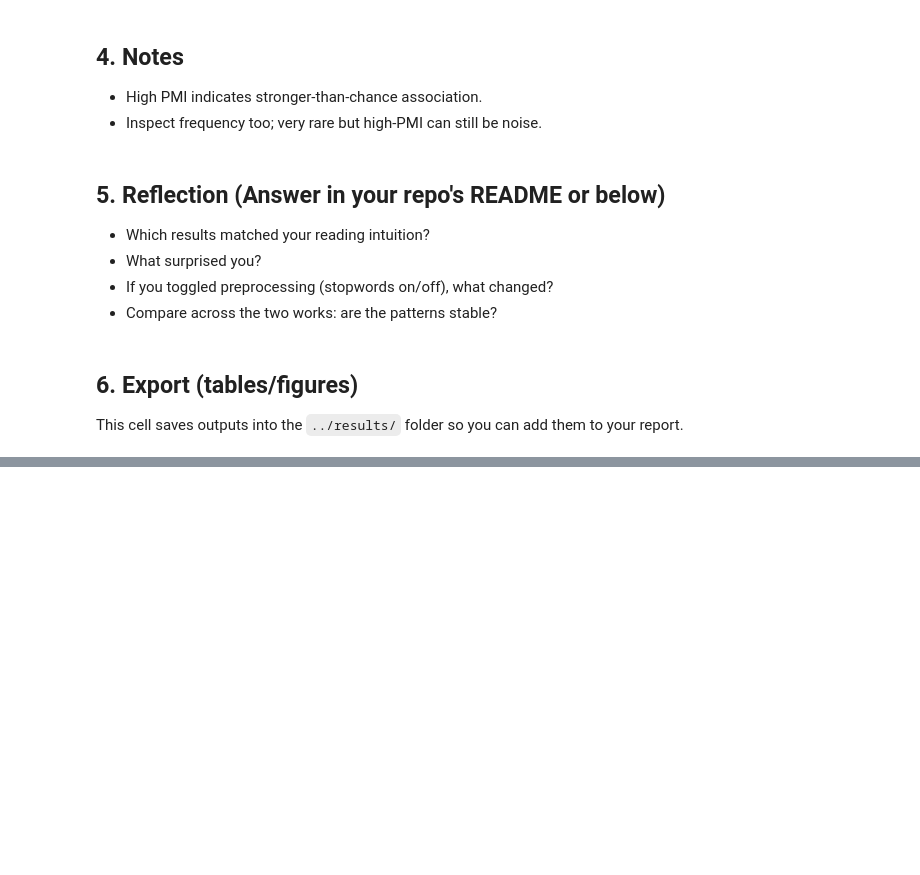
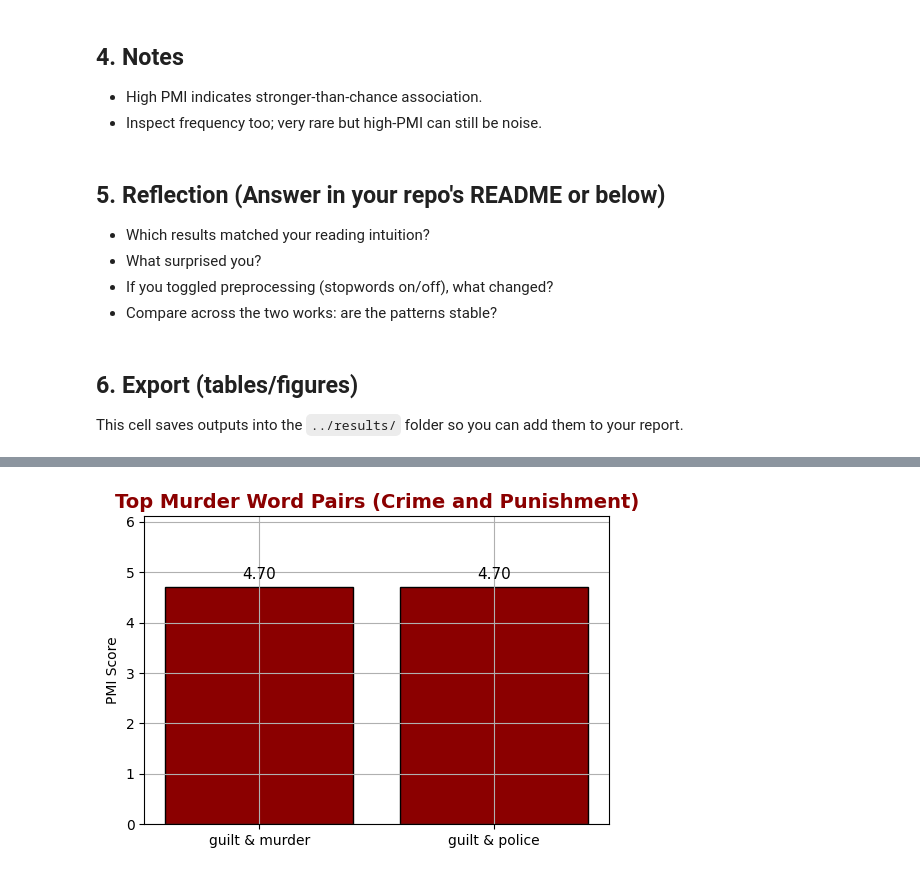
Before and after one commit to NLP-M-A-D/applied-NLP-week2, a Jupyter notebook: notebooks/2_AppliedNLP_Session2_PMI.ipynb, the cells around one changed output, grey strips where cells are left out. Cells and saved outputs as stored; diff of their text form; code cells hidden in the pictures; blank space fills up the shorter version.

```diff
--- a/notebooks/2_AppliedNLP_Session2_PMI.ipynb
+++ b/notebooks/2_AppliedNLP_Session2_PMI.ipynb
@@ -301,0 +450,92 @@ except NameError:
+# %%
+import math
+import matplotlib.pyplot as plt
+from collections import Counter
+
+# --- Murder-related vocabulary ---
+murder_terms = [
+    # Core murder terms
+    "murder", "kill", "killed", "killing", "slay", "slain", "homicide", "manslaughter",
+    "crime", "criminal", "culprit", "felony", "assassin", "assassination",
+
+    # Violence & weapon-related
+    "blood", "bloody", "knife", "dagger", "gun", "revolver", "weapon", "pistol", "axe", "blade",
+    "wound", "corpse", "body", "dead", "death", "die", "execution", "hang", "strangle", "poison",
+
+    # Investigation & justice
+    "victim", "detective", "investigation", "suspect", "trial", "judge", "jury",
+    "sentence", "punishment", "justice", "arrest", "police", "confession", "guilty", "guilt",
+    "innocent", "executioner", "warrant", "prison", "cell", "interrogation",
+
+    # Emotional & psychological
+    "revenge", "anger", "hatred", "madness", "fear", "remorse", "regret", "sin", "forgive",
+    "evil", "suffering", "torment", "pain", "nightmare", "insanity", "betrayal", "rage",
+
+    # Scene & setting
+    "bloodstain", "crime", "scene", "shadow", "darkness", "scream", "shout", "whisper", "footsteps",
+    "grave", "tomb", "cemetery", "funeral"
+]
+murder_set = set(murder_terms)
+
+# --- PMI calculation function ---
+def compute_pmi(tokens, window_size=5):
+    tokens = [t.lower() for t in tokens]
+    total_tokens = len(tokens)
+    word_count = Counter(tokens)
+    pair_count = Counter()
+
+    # Count pair co-occurrences within window
+    for i, word in enumerate(tokens):
+        if word in murder_set:
+            window = tokens[i+1:i+window_size]
+            for w2 in window:
+                if w2 in murder_set and w2 != word:
+                    pair = tuple(sorted((word, w2)))
+                    pair_count[pair] += 1
+
+    # Compute PMI values
+    pmi_values = {}
+    for (w1, w2), cooccur in pair_count.items():
+        p_w1 = word_count[w1] / total_tokens
+        p_w2 = word_count[w2] / total_tokens
+        p_w1_w2 = cooccur / total_tokens
+        if p_w1_w2 > 0:
+            pmi_values[(w1, w2)] = math.log2(p_w1_w2 / (p_w1 * p_w2))
+    return pmi_values
+
+# --- Example tokens (replace these with your real tokenized novels) ---
+tokens_cp = """The murder was followed by guilt and punishment. The police investigated
+the crime and found the victim covered in blood. The criminal confessed before the judge.""".split()
+
+tokens_bk = """The trial revealed guilt and confession. The judge spoke of crime and
+punishment. The victim’s blood and the killer’s fear haunted the court.""".split()
+
+# --- Compute PMI for both novels ---
+cp_pmi = compute_pmi(tokens_cp)
+bk_pmi = compute_pmi(tokens_bk)
+
+# --- Get top 2 PMI pairs for each ---
+top_cp = sorted(cp_pmi.items(), key=lambda x: x[1], reverse=True)[:2]
+top_bk = sorted(bk_pmi.items(), key=lambda x: x[1], reverse=True)[:2]
+
+# --- Plot function ---
+def plot_top_pmi(pairs, title):
+    words = [f"{w1} & {w2}" for (w1, w2), _ in pairs]
+    values = [v for _, v in pairs]
+
+    plt.figure(figsize=(6,4))
+    bars = plt.bar(words, values, color='darkred', edgecolor='black')
+    for bar in bars:
+        yval = bar.get_height()
+        plt.text(bar.get_x() + bar.get_width()/2, yval + 0.1, f'{yval:.2f}',
+                 ha='center', va='bottom', fontsize=11, color='black')
+    plt.title(title, fontsize=14, color='darkred', fontweight='bold')
+    plt.ylabel('PMI Score')
+    plt.ylim(0, max(values)*1.3)
+    plt.show()
+
+# --- Plot for both books ---
+plot_top_pmi(top_cp, "Top Murder Word Pairs (Crime and Punishment)")
+plot_top_pmi(top_bk, "Top Murder Word Pairs (The Brothers Karamazov)")
+# %% [output]
+[figure, added]
```
Also changed, not shown: parts of 8 cells of this notebook, 2 other files.
